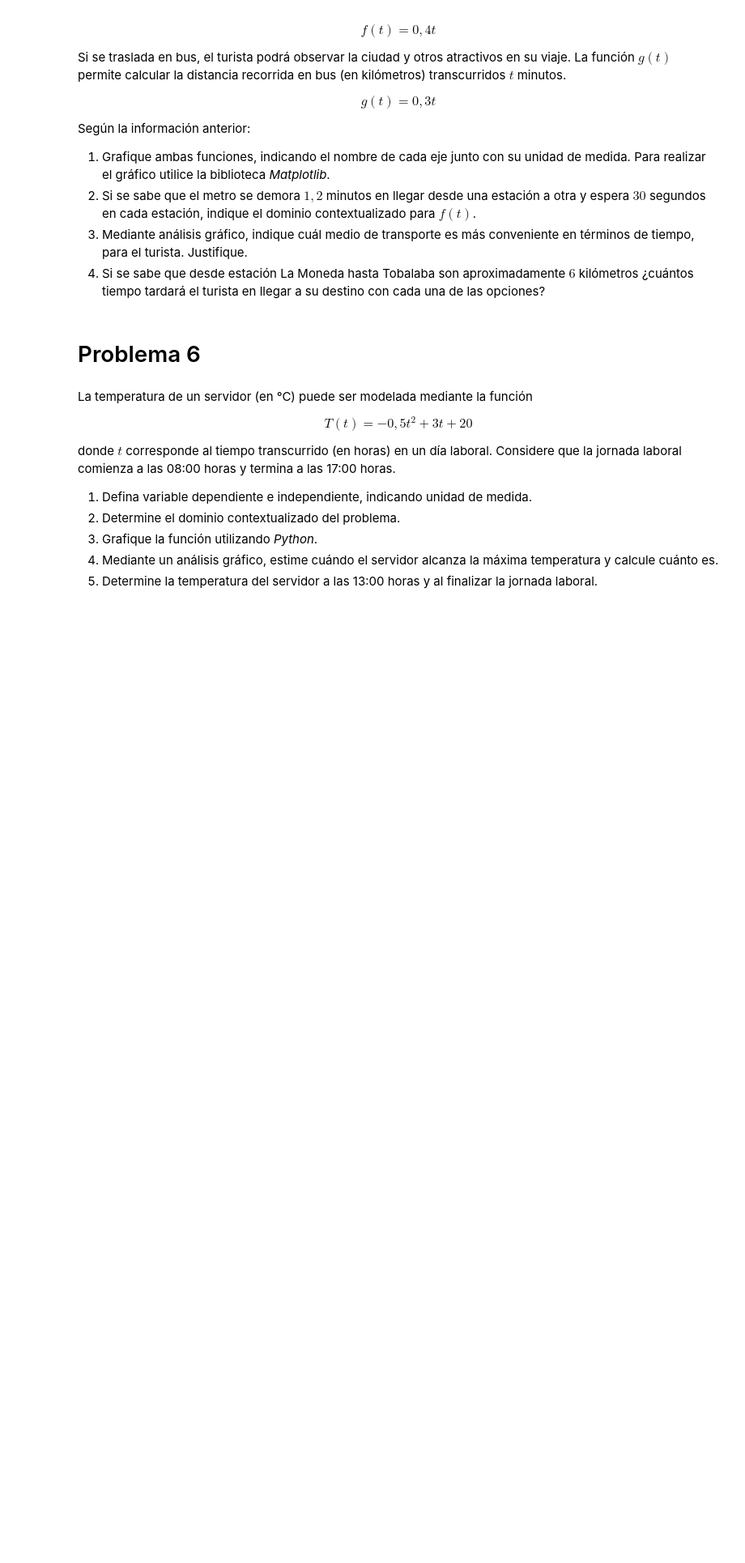
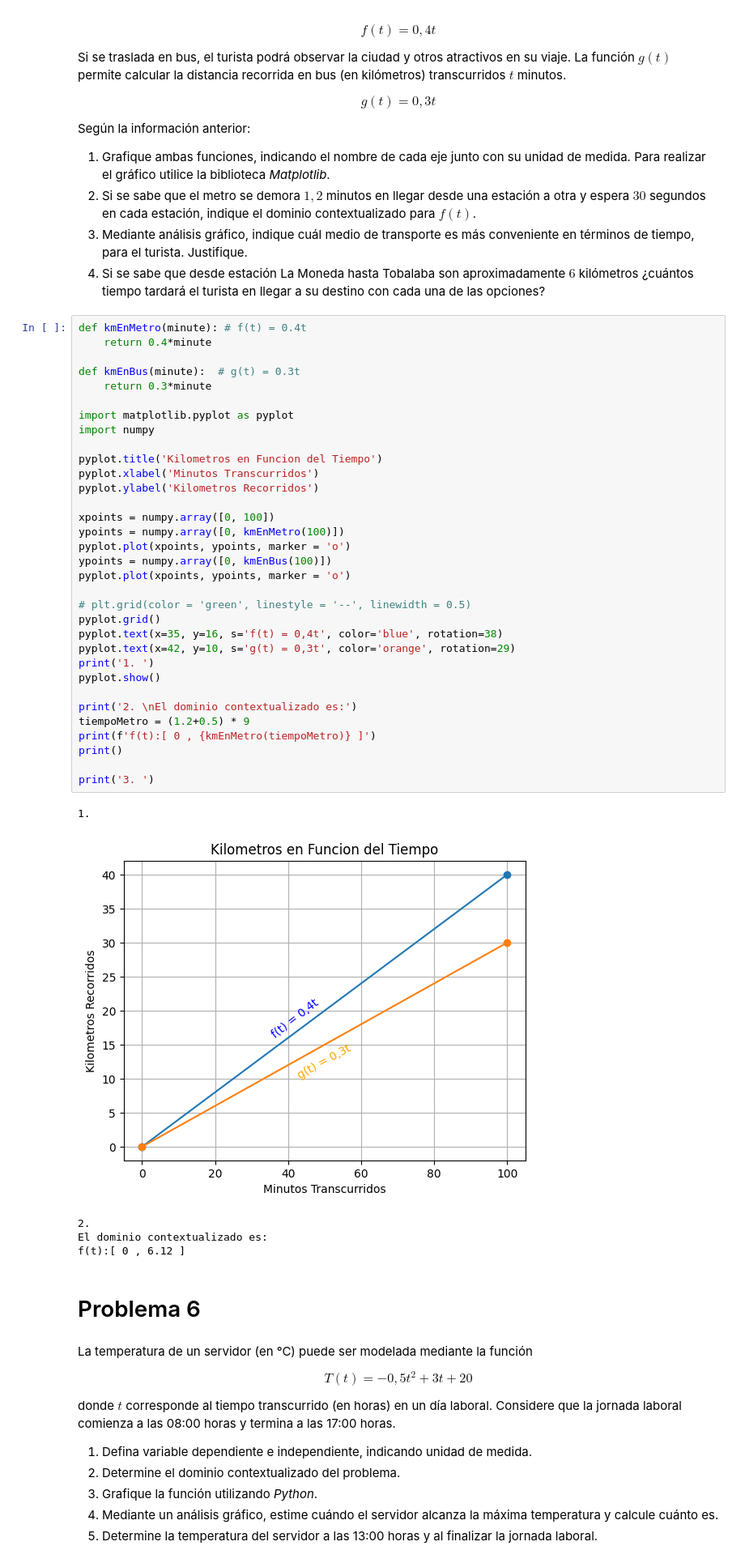
Before and after one commit to Gaboemi-Duoc/Ejercicios-DuocUC, a Jupyter notebook: Semestre 2/Matematicas Aplicadas/G1_Funciones.ipynb, the cells around one changed output. Shown at 81% size. Cells and saved outputs as stored; diff of their text form; blank space fills up the shorter version.

```diff
--- a/Semestre 2/Matematicas Aplicadas/G1_Funciones.ipynb
+++ b/Semestre 2/Matematicas Aplicadas/G1_Funciones.ipynb
@@ -104,6 +190,45 @@ Según la información anterior:
 2.  Si se sabe que el metro se demora $1,2$ minutos en llegar desde una estación a otra y espera $30$ segundos en cada estación, indique el dominio contextualizado para $f(t)$.
 3. Mediante análisis gráfico, indique cuál medio de transporte es más conveniente en términos de tiempo, para el turista. Justifique.
 4.  Si se sabe que desde estación La Moneda hasta Tobalaba son aproximadamente $6$ kilómetros ¿cuántos tiempo tardará el turista en llegar a su destino con cada una de las opciones?
+# %%
+def kmEnMetro(minute): # f(t) = 0.4t
+    return 0.4*minute
+
+def kmEnBus(minute):  # g(t) = 0.3t
+    return 0.3*minute
+
+import matplotlib.pyplot as pyplot
+import numpy
+
+pyplot.title('Kilometros en Funcion del Tiempo')
+pyplot.xlabel('Minutos Transcurridos')
+pyplot.ylabel('Kilometros Recorridos')
+
+xpoints = numpy.array([0, 100])
+ypoints = numpy.array([0, kmEnMetro(100)])
+pyplot.plot(xpoints, ypoints, marker = 'o')
+ypoints = numpy.array([0, kmEnBus(100)])
+pyplot.plot(xpoints, ypoints, marker = 'o')
+
+# plt.grid(color = 'green', linestyle = '--', linewidth = 0.5)
+pyplot.grid()
+pyplot.text(x=35, y=16, s='f(t) = 0,4t', color='blue', rotation=38)
+pyplot.text(x=42, y=10, s='g(t) = 0,3t', color='orange', rotation=29)
+print('1. ')
+pyplot.show()
+
+print('2. \nEl dominio contextualizado es:')
+tiempoMetro = (1.2+0.5) * 9
+print(f'f(t):[ 0 , {kmEnMetro(tiempoMetro)} ]')
+print()
+
+print('3. ')
+# %% [output]
+1.
+[figure, added]
+2.
+El dominio contextualizado es:
+f(t):[ 0 , 6.12 ]
 # %% [markdown]
 # Problema 6
 # %% [markdown]
```
Also changed, not shown: parts of 5 cells of this notebook, 6 other files.
